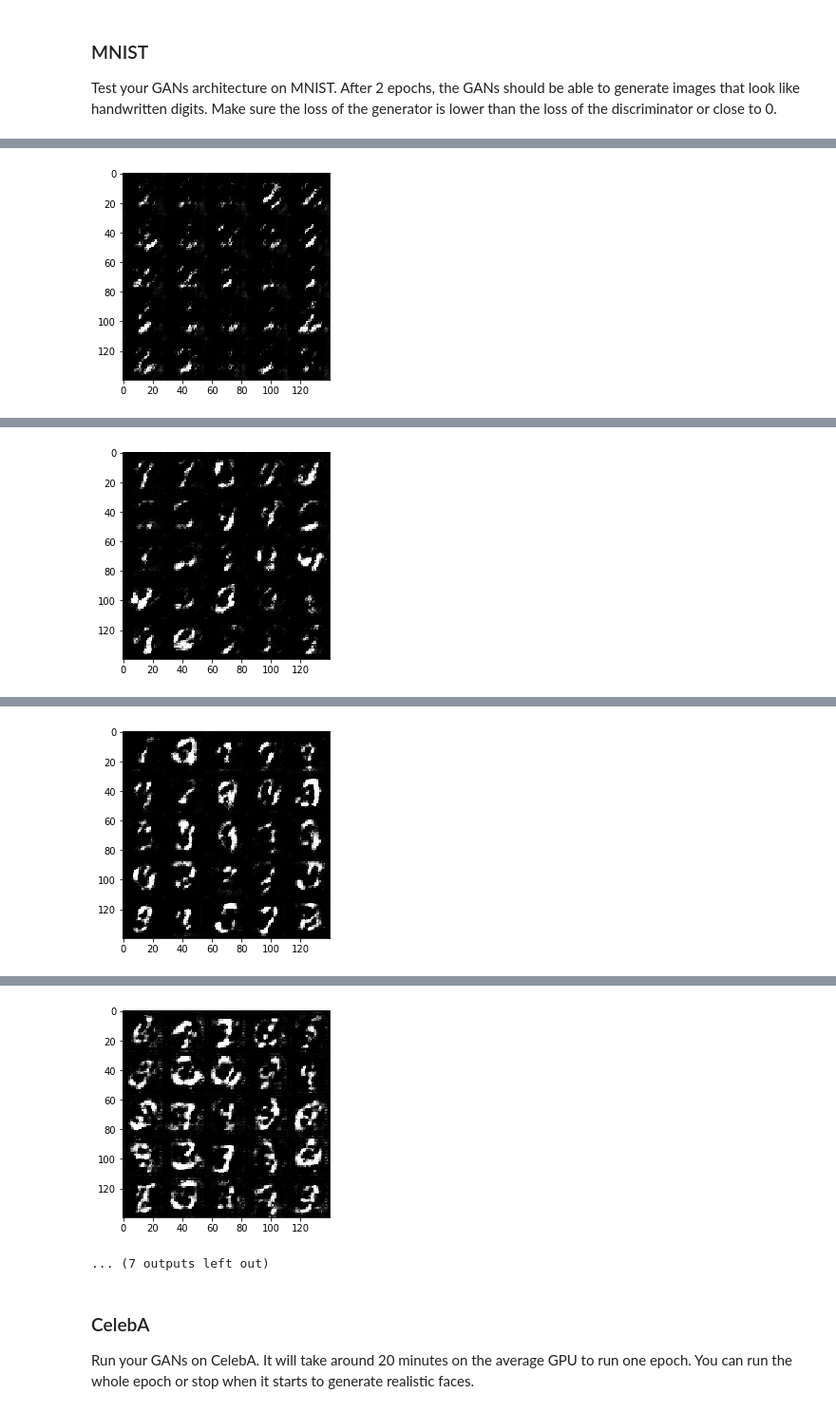
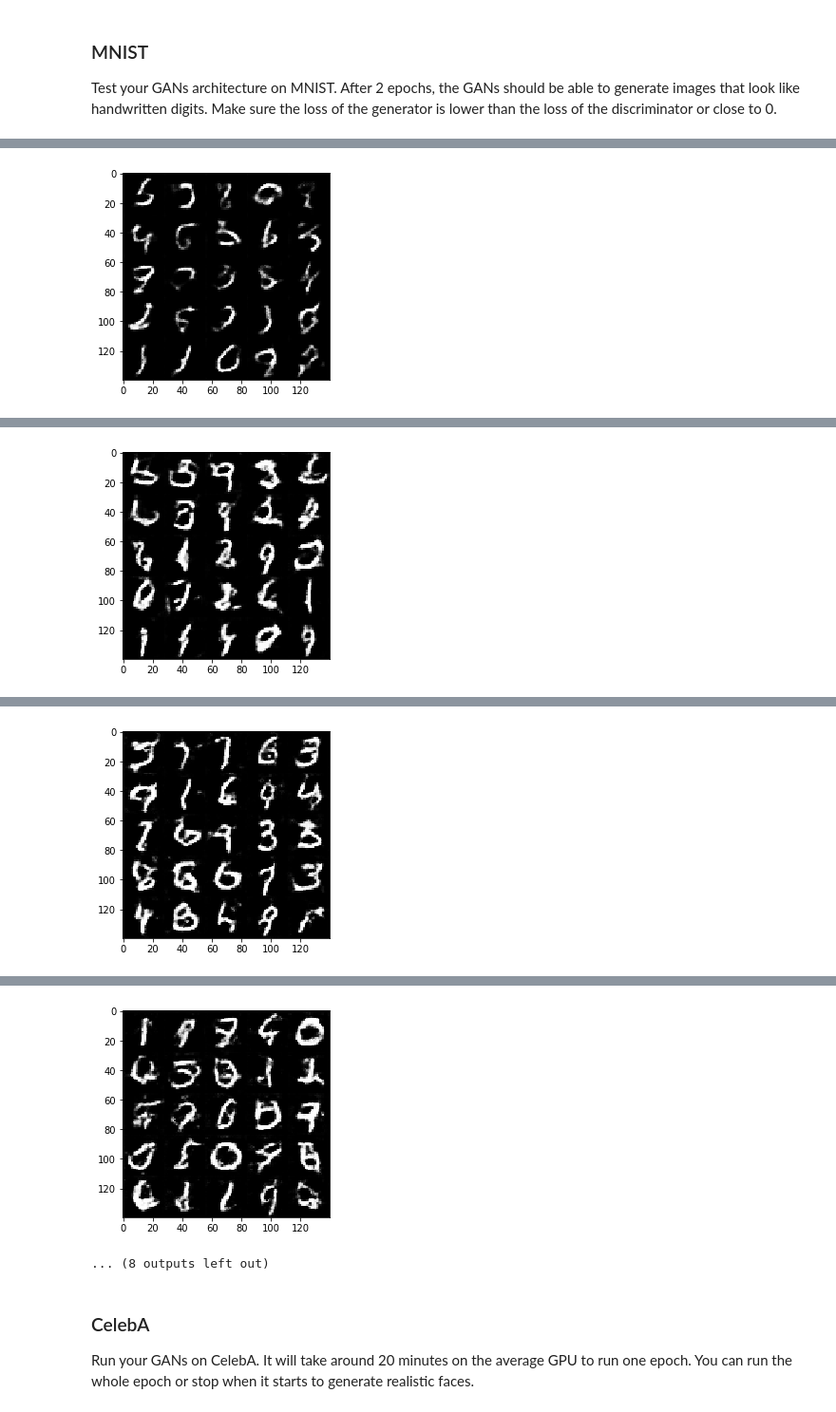
Before and after one commit to chunz-sq/Udacity_Deep_Learning_Nanodegree, a Jupyter notebook: face_generation/dlnd_face_generation.ipynb, the cells around one changed output, grey strips where cells are left out. Shown at 95% size. Saved outputs shown, nothing was run; the diff lists cells and outputs as text; code cells hidden in the pictures.

```diff
--- a/face_generation/dlnd_face_generation.ipynb
+++ b/face_generation/dlnd_face_generation.ipynb
@@ -373,6 +394,8 @@ def train(epoch_count, batch_size, z_dim, learning_rate, beta1, get_batches, dat
     # here model_opt requires placeholder learning_rate, not the learning_rate float in the train args.
     d_train_opt, g_train_opt = model_opt(d_loss, g_loss, lr, beta1=beta1)
 
+    d_loss_vec = []
+    g_loss_vec = []
     steps = 0
 
     with tf.Session() as sess:
@@ -394,6 +417,9 @@ def train(epoch_count, batch_size, z_dim, learning_rate, beta1, get_batches, dat
                     train_loss_d = sess.run(d_loss, feed_dict={real_inputs:batch_images, z_inputs:batch_z})
                     train_loss_g = sess.run(g_loss, feed_dict={real_inputs:batch_images, z_inputs:batch_z})
 
+                    d_loss_vec.append(train_loss_d)
+                    g_loss_vec.append(train_loss_g)
+
 #                     train_loss_d = d_loss.eval({real_inputs:batch_images, z_inputs:batch_z})
 #                     train_loss_g = g_loss.eval({real_inputs:batch_images, z_inputs:batch_z})
 
@@ -402,7 +428,13 @@ def train(epoch_count, batch_size, z_dim, learning_rate, beta1, get_batches, dat
                          "Generator Loss: {:.4f}...".format(train_loss_g))
 
                 if steps % 100 == 0:
-                    show_generator_output(sess, show_n_images, z_inputs, out_channel_dim, data_image_mode)
+                    show_generator_output(sess, 25, z_inputs, out_channel_dim, data_image_mode)
+
+    pyplot.plot(d_loss_vec, label='Discriminator Loss')
+    pyplot.plot(g_loss_vec, label='Generator Loss')
+    pyplot.title('Training Losses')
+    pyplot.legend()
+    pyplot.show()
 # %% [markdown]
 ### MNIST
 Test your GANs architecture on MNIST.  After 2 epochs, the GANs should be able to generate images that look like handwritten digits.  Make sure the loss of the generator is lower than the loss of the discriminator or close to 0.
@@ -414,8 +441,8 @@ print(mnist_dataset.shape)
 # %%
 batch_size = 128
-z_dim = 100
-learning_rate = 0.0001
-beta1 = 0.5
+z_dim = 128
+learning_rate = 0.0005
+beta1 = 0.3
 
 
 """
@@ -463 +490 @@ Epoch 1/2... Discriminator Loss: 0.7592... Generator Loss: 1.4210...
-[figure, old version]
+[figure, new version]
@@ -474 +501 @@ Epoch 1/2... Discriminator Loss: 0.6116... Generator Loss: 2.0164...
-[figure, old version]
+[figure, new version]
@@ -485 +512 @@ Epoch 2/2... Discriminator Loss: 0.8989... Generator Loss: 0.7523...
-[figure, old version]
+[figure, new version]
@@ -496,5 +523,5 @@ Epoch 2/2... Discriminator Loss: 0.5886... Generator Loss: 1.2354...
-[figure, old version]
+[figure, new version]
-... (7 outputs left out)
+... (8 outputs left out)
 # %% [markdown]
 ### CelebA
 Run your GANs on CelebA.  It will take around 20 minutes on the average GPU to run one epoch.  You can run the whole epoch or stop when it starts to generate realistic faces.
```
Also changed, not shown: parts of 7 cells of this notebook, 2 other files.
